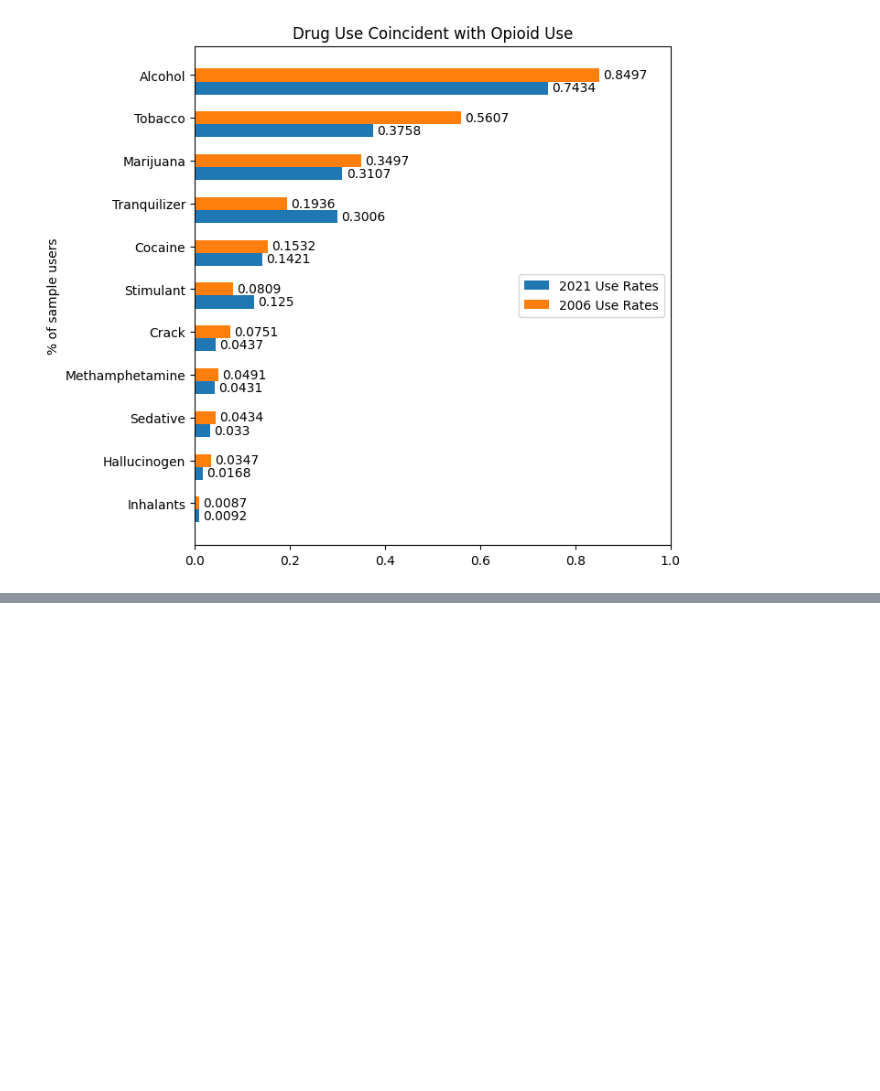
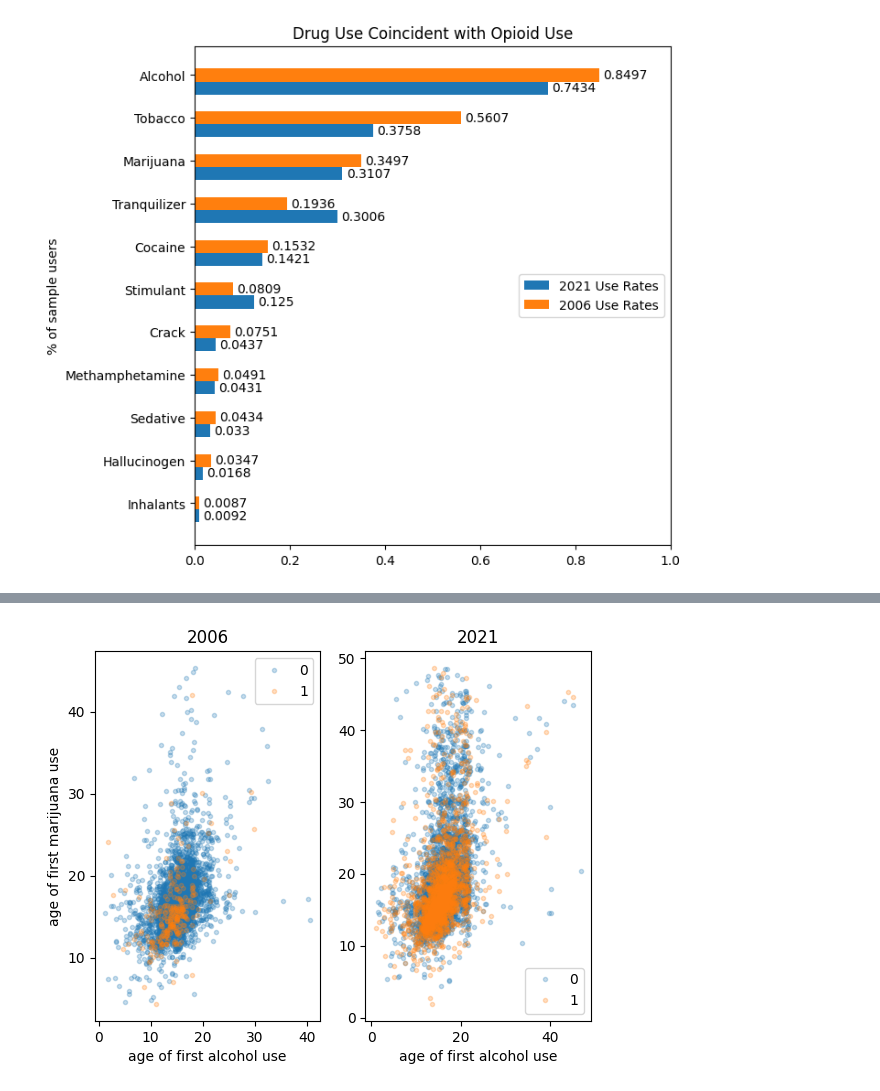
Before and after one commit to HotelTango314/dsa5900, a Jupyter notebook: NSDUH_Explore.ipynb, the cells around one changed output, grey strips where cells are left out. Drawn from its saved outputs; the diff is of its cells as text; code cells hidden in the pictures; blank space fills up the shorter version.

```diff
--- a/NSDUH_Explore.ipynb
+++ b/NSDUH_Explore.ipynb
@@ -224,13 +233,26 @@ plt.show()
-# %%
-fig, ax = plt.subplots(layout='constrained')
-
-groups = six_ageuse.groupby('CLASS')
-for name,group in groups:
-    ax.plot(rand_jitter(group.IRALCAGE),rand_jitter(group.IRCIGAGE),
-            marker='o',linestyle='',markersize=3,label=name,alpha=.5)
-
-ax.set_ylabel('age of first cigarette use')
-ax.set_xlabel('age of first alcohol use')
-ax.legend()
-
-plt.show()
+# %%
+fig, (ax1,ax2) = plt.subplots(1,2)
+#fig.subplots_adjust(vspace=.5)
+
+groups6 = six_ageuse[(six_ageuse['IRALCAGE']<100) & (six_ageuse['IRMJAGE']<100)].groupby('CLASS')
+groups21 = tw1_ageuse[(tw1_ageuse['IRALCAGE']<100) & (tw1_ageuse['IRMJAGE']<100)].groupby('CLASS')
+
+for name,group in groups6:
+    ax1.plot(rand_jitter(group.IRALCAGE),rand_jitter(group.IRMJAGE),
+            marker='o',linestyle='',markersize=3,label=name,alpha=.25)
+for name,group in groups21:
+    ax2.plot(rand_jitter(group.IRALCAGE),rand_jitter(group.IRMJAGE),
+             marker='o',linestyle='',markersize=3,label=name,alpha=.25)
+
+
+ax1.set_ylabel('age of first marijuana use')
+ax2.set_xlabel('age of first alcohol use')
+ax1.set_xlabel('age of first alcohol use')
+ax1.set_title('2006')
+ax2.set_title('2021')
+ax1.legend()
+ax2.legend()
+
+plt.show()
+# %% [output]
+[figure, added]
```
Also changed, not shown: parts of 6 cells of this notebook.
